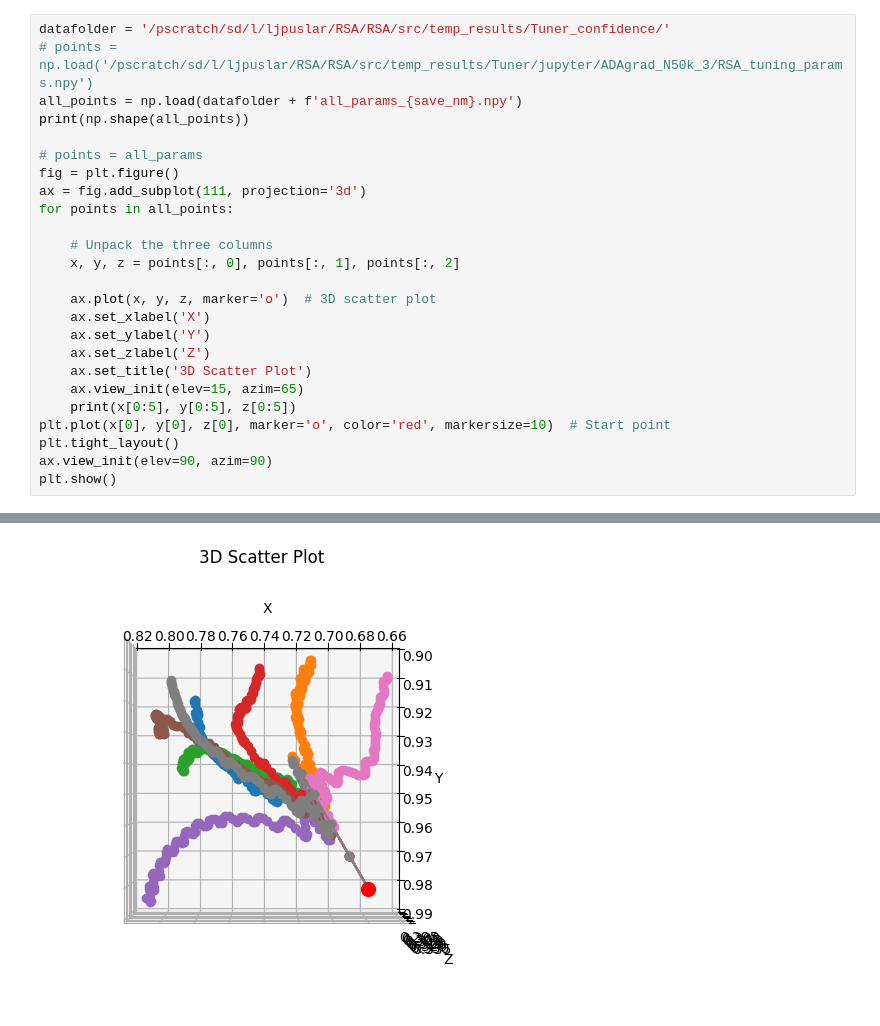
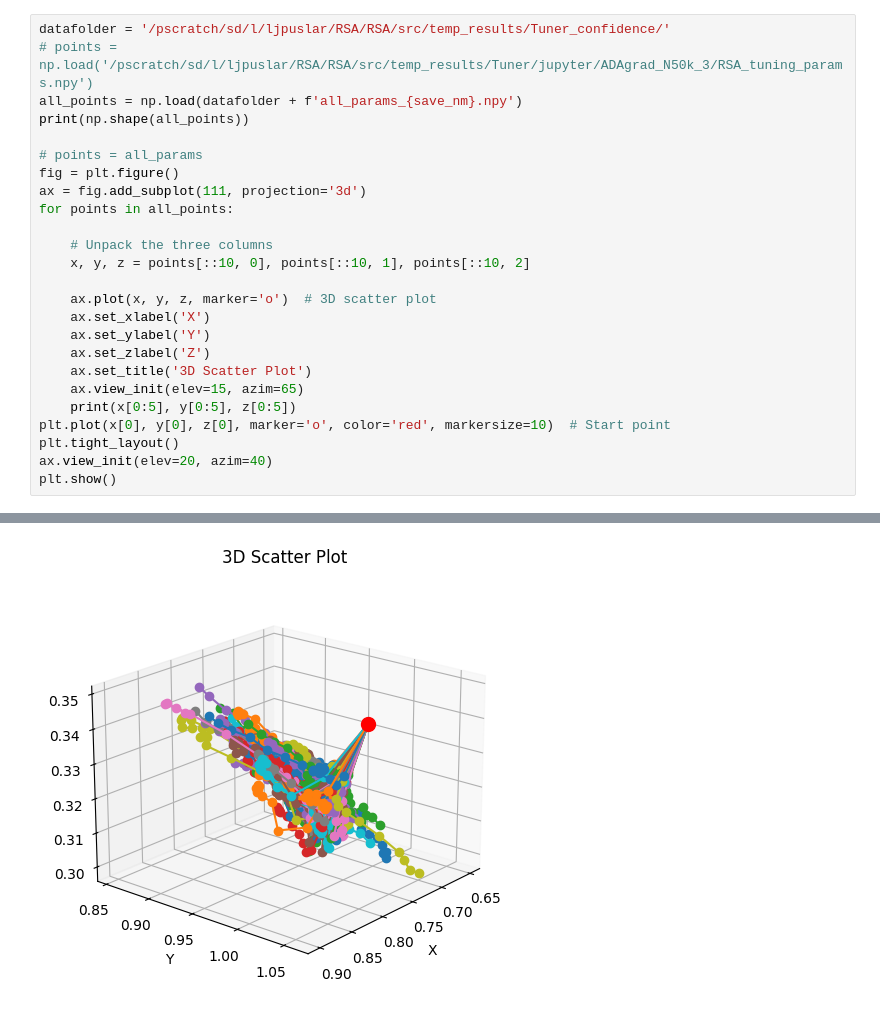
Before and after one commit to tonymenzo/RSA, a Jupyter notebook: src/RSA_nD_tuner_confidence_plot.ipynb, the cells around one changed output, grey strips where cells are left out. Saved outputs shown, nothing was run; the diff lists cells and outputs as text.

```diff
--- a/src/RSA_nD_tuner_confidence_plot.ipynb
+++ b/src/RSA_nD_tuner_confidence_plot.ipynb
@@ -40,7 +45,7 @@ ax = fig.add_subplot(111, projection='3d')
 for points in all_points:
 
     # Unpack the three columns
-    x, y, z = points[:, 0], points[:, 1], points[:, 2]
+    x, y, z = points[::10, 0], points[::10, 1], points[::10, 2]
 
     ax.plot(x, y, z, marker='o')  # 3D scatter plot
     ax.set_xlabel('X')
@@ -51,6 +56,6 @@ for points in all_points:
     print(x[0:5], y[0:5], z[0:5])
 plt.plot(x[0], y[0], z[0], marker='o', color='red', markersize=10)  # Start point
 plt.tight_layout()
-ax.view_init(elev=90, azim=90)
+ax.view_init(elev=20, azim=40)
 plt.show()
 # %% [output]
@@ -66,4 +79,4 @@ plt.show()
-[figure, old version]
+[figure, new version]
 # %%
 import matplotlib.pyplot as plt
 datafolder = '/pscratch/sd/l/ljpuslar/RSA/RSA/src/temp_results/Tuner_confidence/'
```
Also changed, not shown: parts of 4 cells of this notebook, 38 other files.
